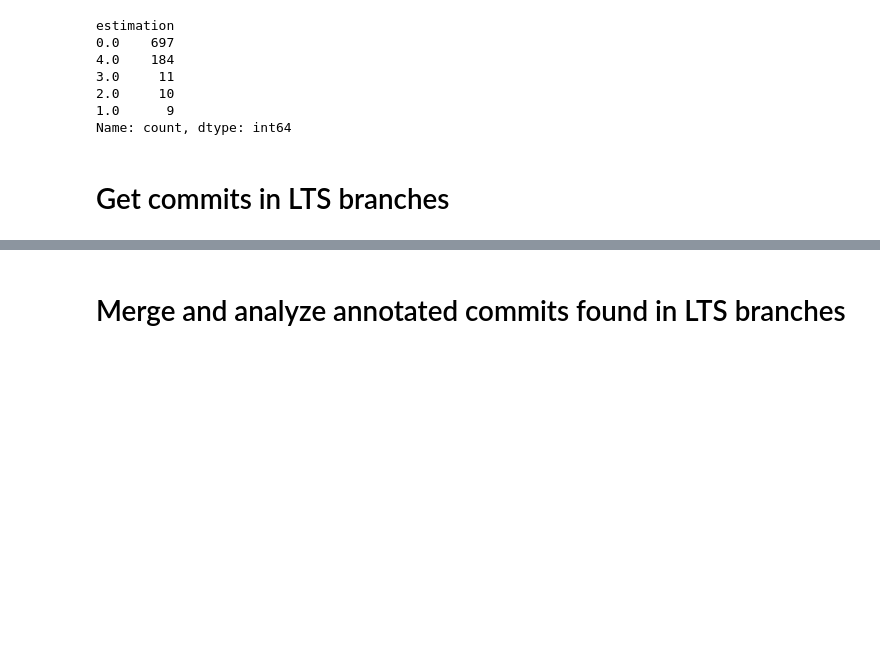
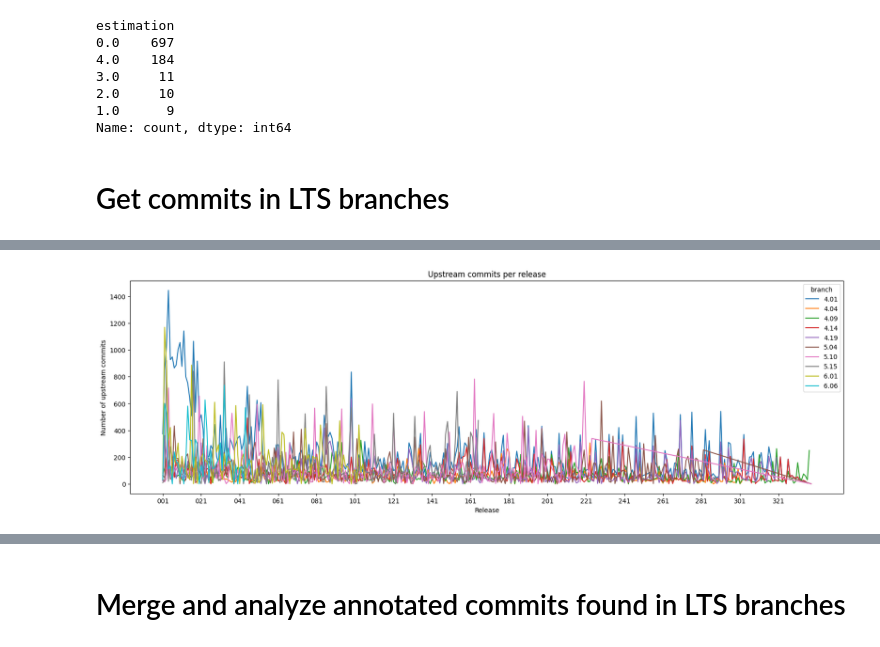
Before and after one commit to codeurjc/linux-bugs, a Jupyter notebook: lts-finder/Analysis.ipynb, the cells around one changed output, grey strips where cells are left out. Saved outputs shown, nothing was run; the diff lists cells and outputs as text; code cells hidden in the pictures; blank space fills up the shorter version.

```diff
--- a/lts-finder/Analysis.ipynb
+++ b/lts-finder/Analysis.ipynb
@@ -82,0 +87,18 @@ Unique upstream commits found: 90895
+# %%
+#LTS_counts = LTS_commits.groupby(['branch', 'minor']).size()
+LTS_counts = LTS_commits.groupby(['branch', 'minor']).size().reset_index(name='count')
+#display(LTS_counts.head(100))
+# %%
+import matplotlib.pyplot as plt
+import seaborn as sns
+
+plt.figure(figsize=(20, 6))
+lp = sns.lineplot(data=LTS_counts, x='minor', y='count', hue='branch')
+plt.xlabel('Release')
+plt.ylabel('Number of upstream commits')
+plt.title('Upstream commits per release')
+x_ticks = LTS_counts['minor'].unique()[::20]
+plt.xticks(range(0,len(x_ticks)*20,20), x_ticks)
+plt.show()
+# %% [output]
+[figure, added]
```
Also changed, not shown: parts of 7 cells of this notebook, 1 other file.
